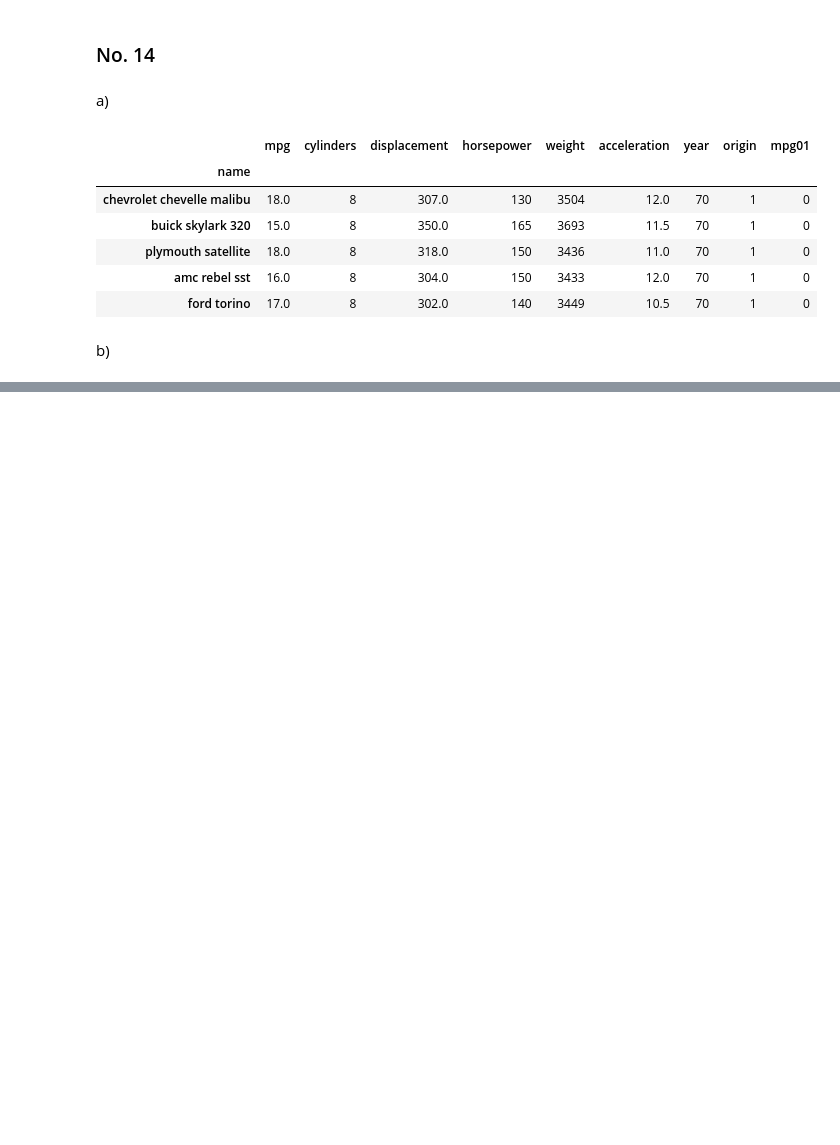
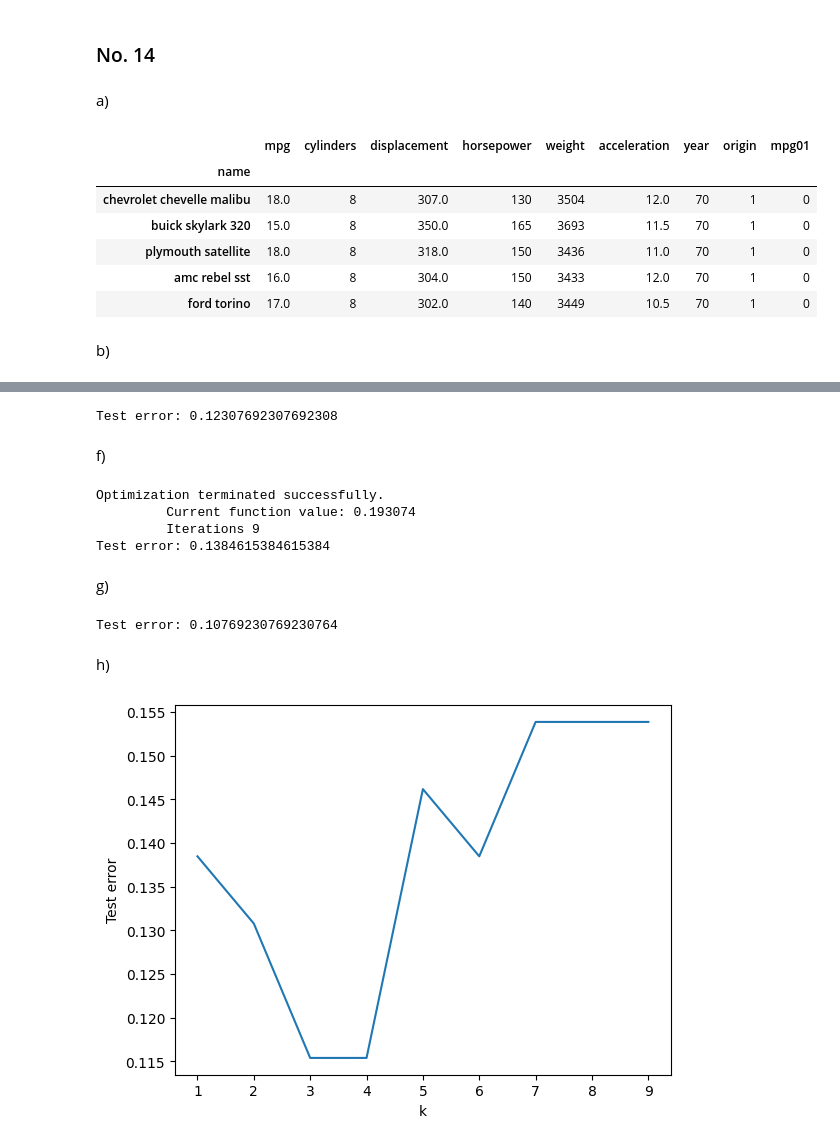
Before and after one commit to PiusCarbon/StatML, a Jupyter notebook: assignment2.ipynb, the cells around one changed output, grey strips where cells are left out. Drawn from its saved outputs; the diff is of its cells as text; code cells hidden in the pictures; blank space fills up the shorter version.

```diff
--- a/assignment2.ipynb
+++ b/assignment2.ipynb
@@ -250,0 +395,6 @@ b)
+# %%
+# train test split
+X = auto[predictors]
+y = auto['mpg01']
+
+X_train, X_test, y_train, y_test = train_test_split(X, y, test_size=0.33, random_state=0)
@@ -250,0 +424,56 @@ b)
+# %%
+qda = QuadraticDiscriminantAnalysis()
+qda.fit(X_train[selected_predictors], y_train)
+
+pred_y = qda.predict(X_test[selected_predictors])
+
+# calculate test error
+accuracy = accuracy_score(y_test, pred_y)
+print(f'Test error: {1-accuracy}')
+# %% [output]
+Test error: 0.12307692307692308
+# %% [markdown]
+f)
+# %%
+log_reg = sm.Logit(y_train, sm.add_constant(X_train[selected_predictors]))
+result = log_reg.fit()
+
+pred_y = result.predict(sm.add_constant(X_test[selected_predictors])).apply(lambda x: 1 if x > 0.5 else 0)
+
+accuracy = accuracy_score(y_test, pred_y)
+print(f'Test error: {1-accuracy}')
+# %% [output]
+Optimization terminated successfully.
+         Current function value: 0.193074
+         Iterations 9
+Test error: 0.1384615384615384
+# %% [markdown]
+g)
+# %%
+nb = GaussianNB()
+nb.fit(X_train[selected_predictors], y_train)
+
+pred_y = nb.predict(X_test[selected_predictors])
+
+accuracy = accuracy_score(y_test, pred_y)
+print(f'Test error: {1-accuracy}')
+# %% [output]
+Test error: 0.10769230769230764
+# %% [markdown]
+h)
+# %%
+k_values = range(1, 10)
+errors = []
+
+for k in k_values:
+    knn = KNeighborsClassifier(n_neighbors=k)
+    knn.fit(X_train[selected_predictors], y_train)
+    pred_y = knn.predict(X_test[selected_predictors])
+    errors.append(1 - accuracy_score(y_test, pred_y))
+
+plt.plot(k_values, errors)
+plt.xlabel('k')
+plt.ylabel('Test error')
+plt.show()
+# %% [output]
+[figure, added]
```
Also changed, not shown: parts of 48 cells of this notebook.
